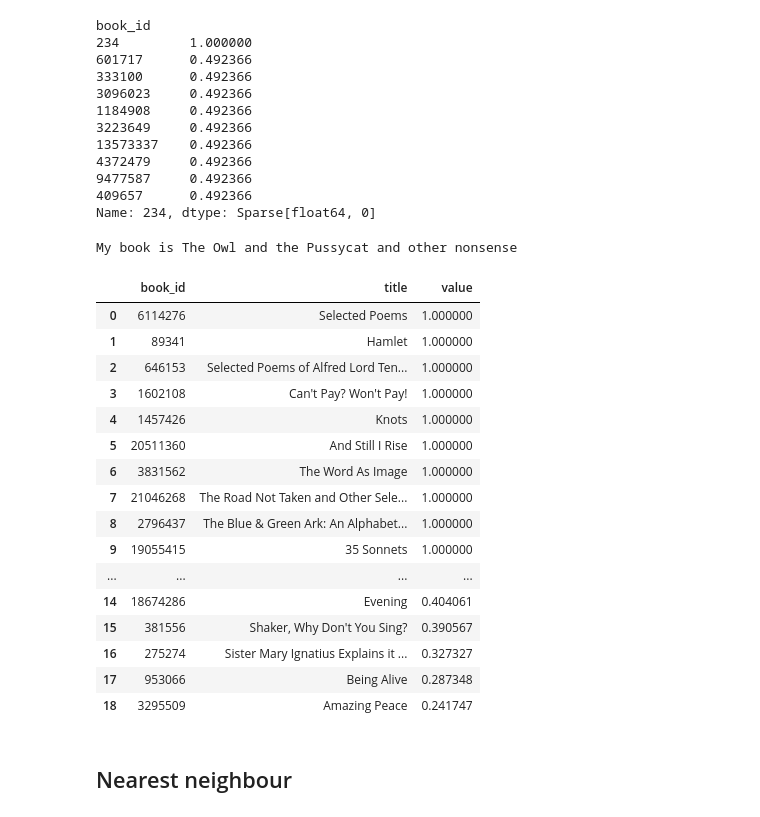
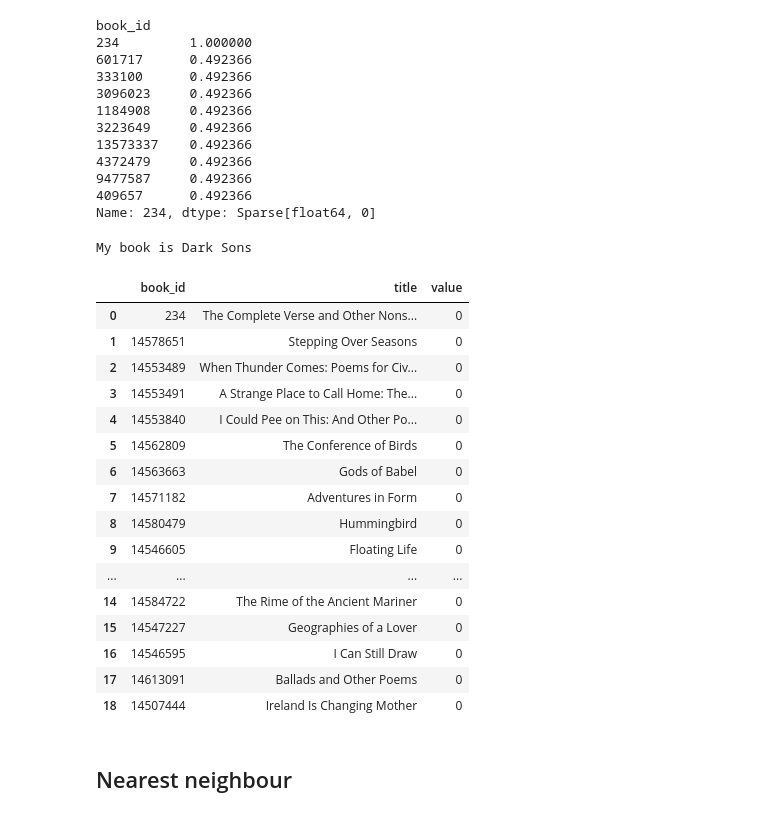
Before and after one commit to ninamamaeva/recommendation_engine, a Jupyter notebook: Untitled.ipynb, the cells around one changed output. Drawn from its saved outputs; the diff is of its cells as text; code cells hidden in the pictures.

```diff
--- a/Untitled.ipynb
+++ b/Untitled.ipynb
@@ -162,51 +177,51 @@ def get_cosine_similarities(book_title, df):
         found_book = poetry_1[poetry_1['title'].str.contains(book_title)]
         found_book_id = found_book['book_id'].iloc[0]
         found_book_title = found_book['title'].iloc[0]
 
         print(f"My book is {found_book_title}")
 
         matched_books = []
         recs = rec_df[found_book_id].sort_values(ascending = False).head(20)
 
         for i, v in recs.items():
             if i != found_book_id:
                 match_book = poetry_1[poetry_1['book_id'] == i]
                 match_book_title = match_book['title'].iloc[0]
 
                 matched_books.append({
                     'book_id': i,
                     'title': match_book_title,
                     'value': v
                 })
 
         matches_df = pd.DataFrame(matched_books)
         return matches_df
 
 
     else:
         return False
 
-f = get_cosine_similarities('other nonsense', rec_df)
+f = get_cosine_similarities('Dark Sons', rec_df)
 f.head(20)
 # %% [output]
-My book is The Owl and the Pussycat and other nonsense
+My book is Dark Sons
 |  | book_id | title | value |
-| 0 | 6114276 | Selected Poems | 1.000000 |
-| 1 | 89341 | Hamlet | 1.000000 |
-| 2 | 646153 | Selected Poems of Alfred Lord Ten... | 1.000000 |
-| 3 | 1602108 | Can't Pay? Won't Pay! | 1.000000 |
-| 4 | 1457426 | Knots | 1.000000 |
-| 5 | 20511360 | And Still I Rise | 1.000000 |
-| 6 | 3831562 | The Word As Image | 1.000000 |
-| 7 | 21046268 | The Road Not Taken and Other Sele... | 1.000000 |
-| 8 | 2796437 | The Blue & Green Ark: An Alphabet... | 1.000000 |
-| 9 | 19055415 | 35 Sonnets | 1.000000 |
+| 0 | 234 | The Complete Verse and Other Nons... | 0 |
+| 1 | 14578651 | Stepping Over Seasons | 0 |
+| 2 | 14553489 | When Thunder Comes: Poems for Civ... | 0 |
+| 3 | 14553491 | A Strange Place to Call Home: The... | 0 |
+| 4 | 14553840 | I Could Pee on This: And Other Po... | 0 |
+| 5 | 14562809 | The Conference of Birds | 0 |
+| 6 | 14563663 | Gods of Babel | 0 |
+| 7 | 14571182 | Adventures in Form | 0 |
+| 8 | 14580479 | Hummingbird | 0 |
+| 9 | 14546605 | Floating Life | 0 |
 | ... | ... | ... | ... |
-| 14 | 18674286 | Evening | 0.404061 |
-| 15 | 381556 | Shaker, Why Don't You Sing? | 0.390567 |
-| 16 | 275274 | Sister Mary Ignatius Explains it ... | 0.327327 |
-| 17 | 953066 | Being Alive | 0.287348 |
-| 18 | 3295509 | Amazing Peace | 0.241747 |
+| 14 | 14584722 | The Rime of the Ancient Mariner | 0 |
+| 15 | 14547227 | Geographies of a Lover | 0 |
+| 16 | 14546595 | I Can Still Draw | 0 |
+| 17 | 14613091 | Ballads and Other Poems | 0 |
+| 18 | 14507444 | Ireland Is Changing Mother | 0 |
 # %% [markdown]
 ## Nearest neighbour
 # %%
```
Also changed, not shown: parts of 7 cells of this notebook.
